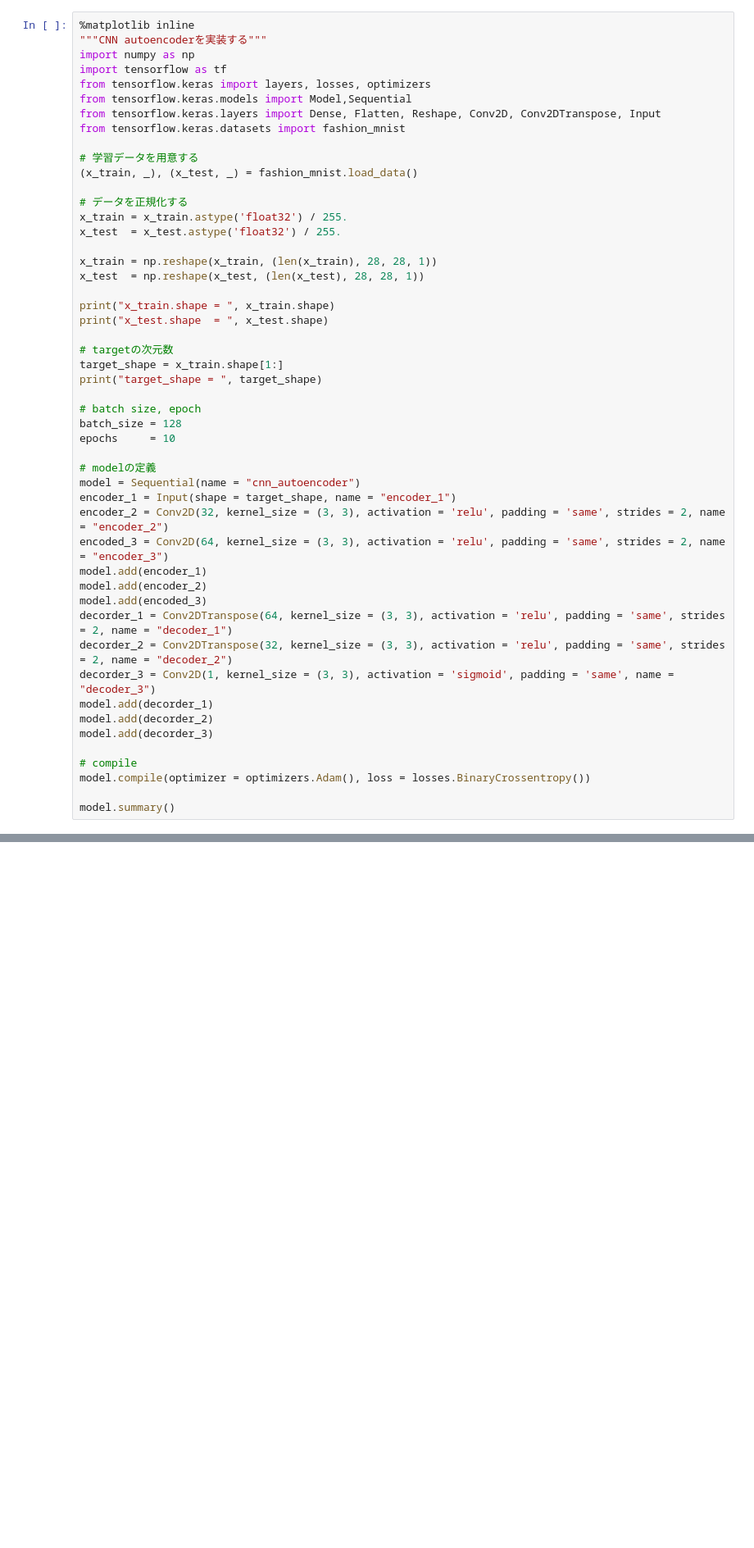
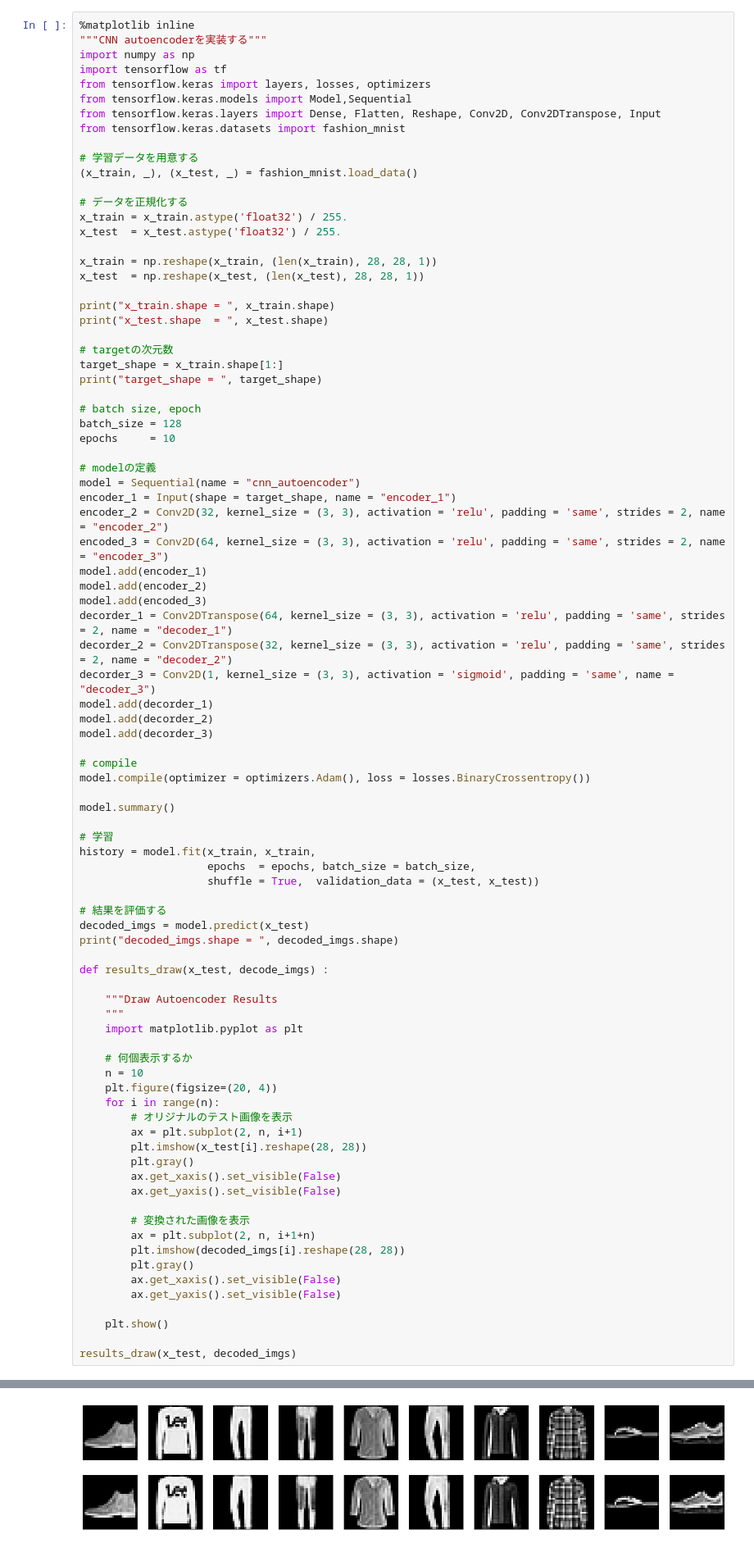
Before and after one commit to nisida/python_training, a Jupyter notebook: ai_learning.ipynb, the cells around one changed output, grey strips where cells are left out. Shown: that part at 82% size. Cells and saved outputs as stored; diff of their text form; blank space fills up the shorter version.

```diff
--- a/ai_learning.ipynb
+++ b/ai_learning.ipynb
@@ -356,6 +356,43 @@ model.add(decorder_3)
 model.compile(optimizer = optimizers.Adam(), loss = losses.BinaryCrossentropy())
 
 model.summary()
+
+# 学習
+history = model.fit(x_train, x_train,
+                    epochs  = epochs, batch_size = batch_size,
+                    shuffle = True,  validation_data = (x_test, x_test))
+
+# 結果を評価する
+decoded_imgs = model.predict(x_test)
+print("decoded_imgs.shape = ", decoded_imgs.shape)
+
+def results_draw(x_test, decode_imgs) :
+
+    """Draw Autoencoder Results
+    """
+    import matplotlib.pyplot as plt
+
+    # 何個表示するか
+    n = 10
+    plt.figure(figsize=(20, 4))
+    for i in range(n):
+        # オリジナルのテスト画像を表示
+        ax = plt.subplot(2, n, i+1)
+        plt.imshow(x_test[i].reshape(28, 28))
+        plt.gray()
+        ax.get_xaxis().set_visible(False)
+        ax.get_yaxis().set_visible(False)
+
+        # 変換された画像を表示
+        ax = plt.subplot(2, n, i+1+n)
+        plt.imshow(decoded_imgs[i].reshape(28, 28))
+        plt.gray()
+        ax.get_xaxis().set_visible(False)
+        ax.get_yaxis().set_visible(False)
+
+    plt.show()
+
+results_draw(x_test, decoded_imgs)
 # %% [output]
 WARNING:absl:At this time, the v2.11+ optimizer `tf.keras.optimizers.Adam` runs slowly on M1/M2 Macs, please use the legacy Keras optimizer instead, located at `tf.keras.optimizers.legacy.Adam`.
 x_train.shape =  (60000, 28, 28, 1)
@@ -377,0 +433 @@ _________________________________________________________________
+[figure, added]
```
Also changed, not shown: parts of 1 cell of this notebook.
